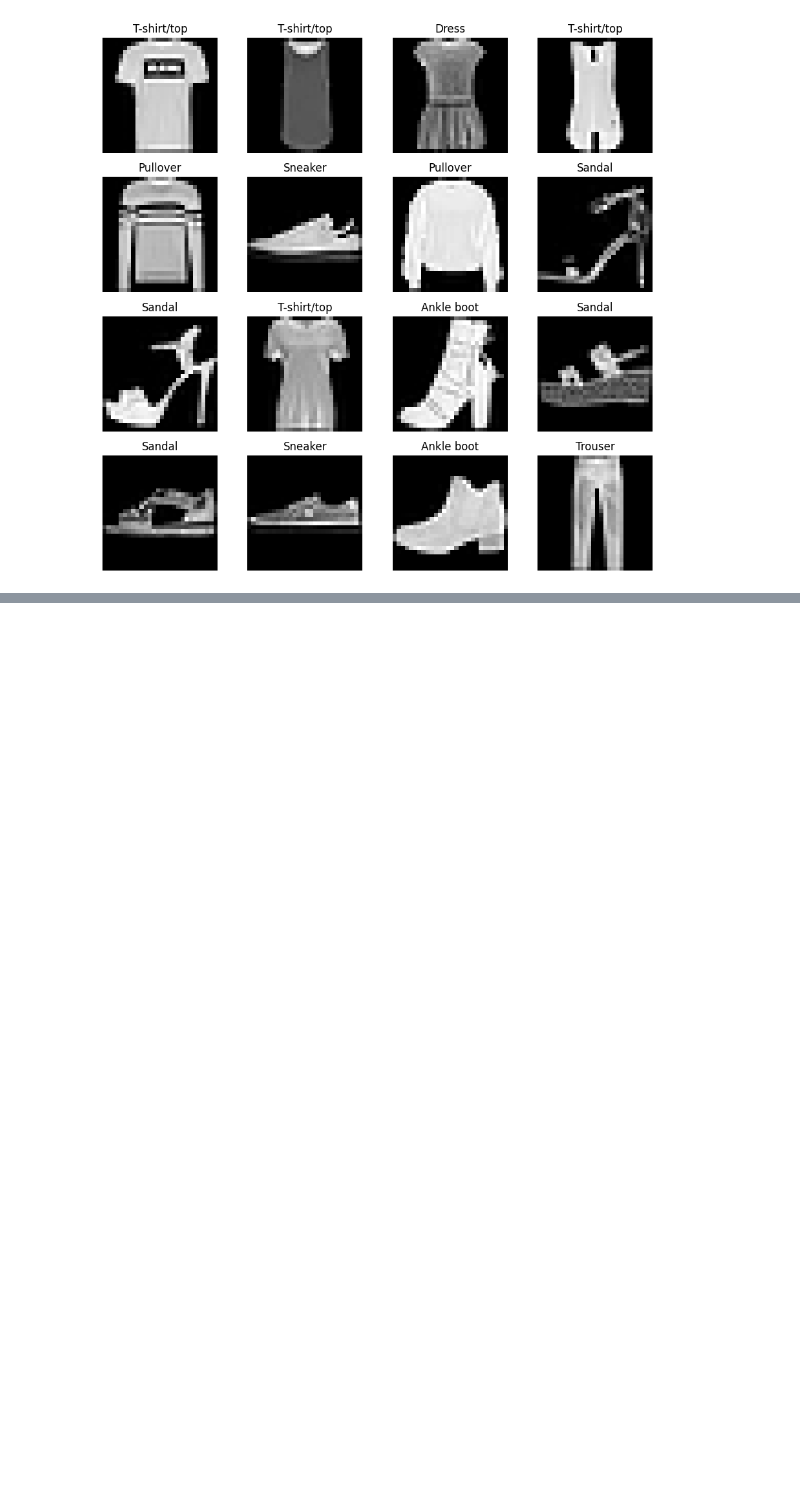
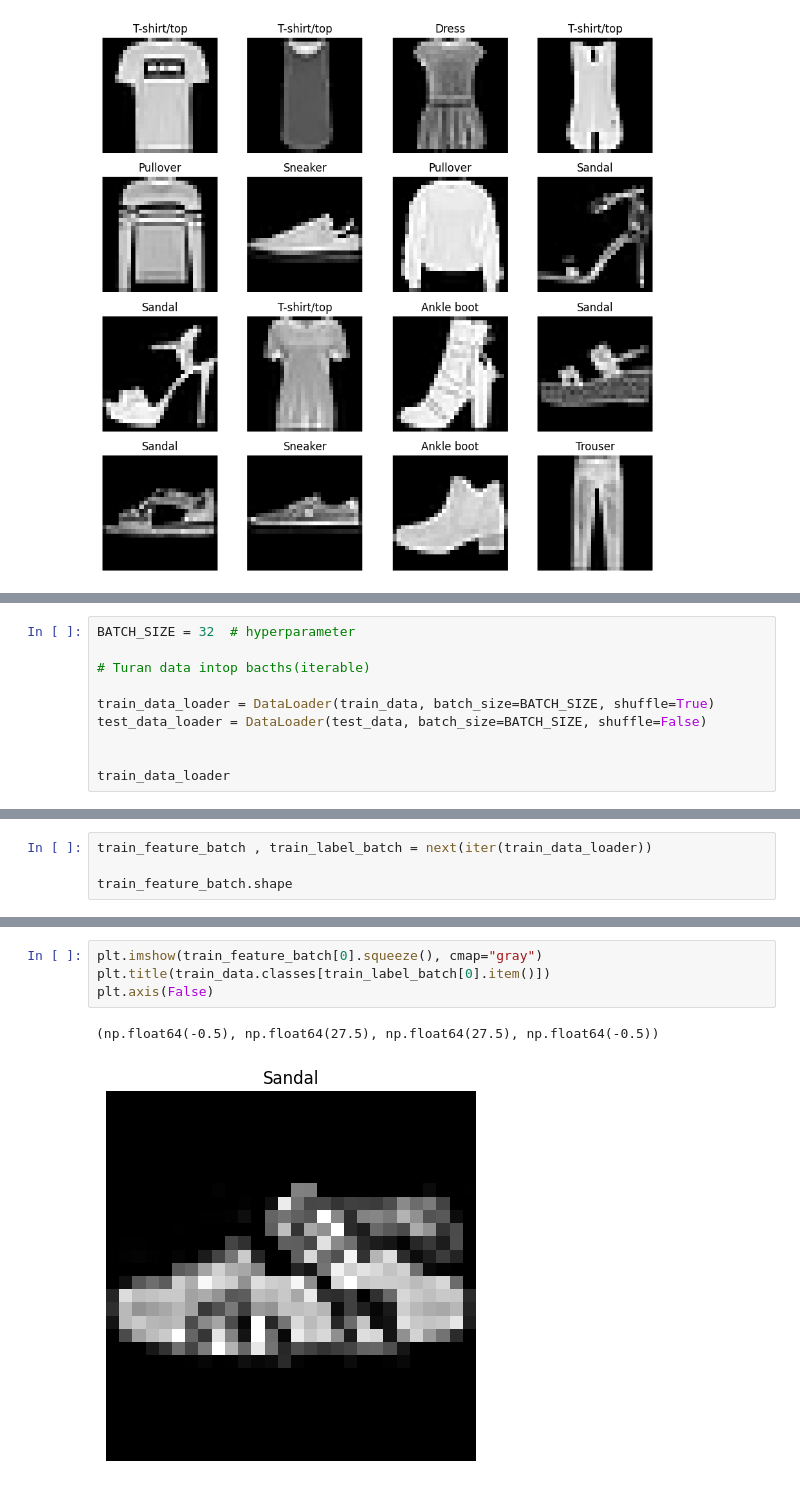
Before and after one commit to Linux-Server/ZTM, a Jupyter notebook: pytorch/computer-vision/1.ipynb, the cells around one changed output, grey strips where cells are left out. Cells and saved outputs as stored; diff of their text form; blank space fills up the shorter version.

```diff
--- a/pytorch/computer-vision/1.ipynb
+++ b/pytorch/computer-vision/1.ipynb
@@ -106,0 +112,10 @@ for i in range(1, rows * cols + 1):
+# %%
+BATCH_SIZE = 32  # hyperparameter
+
+# Turan data intop bacths(iterable)
+
+train_data_loader = DataLoader(train_data, batch_size=BATCH_SIZE, shuffle=True)
+test_data_loader = DataLoader(test_data, batch_size=BATCH_SIZE, shuffle=False)
+
+
+train_data_loader
@@ -106,0 +128,4 @@ for i in range(1, rows * cols + 1):
+# %%
+train_feature_batch , train_label_batch = next(iter(train_data_loader))
+
+train_feature_batch.shape
@@ -106,0 +162,7 @@ for i in range(1, rows * cols + 1):
+# %%
+plt.imshow(train_feature_batch[0].squeeze(), cmap="gray")
+plt.title(train_data.classes[train_label_batch[0].item()])
+plt.axis(False)
+# %% [output]
+(np.float64(-0.5), np.float64(27.5), np.float64(27.5), np.float64(-0.5))
+[figure, added]
```
Also changed, not shown: parts of 14 cells of this notebook, 1 other file.
